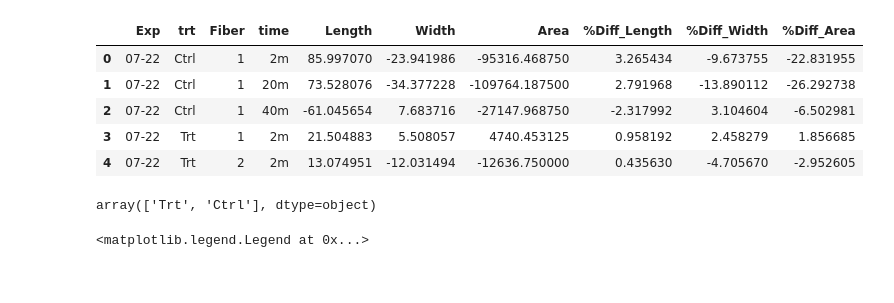
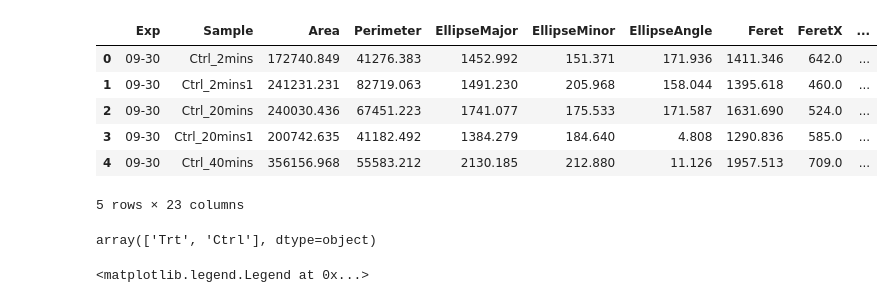
Before and after one commit to bunmiadejimi/Raman_Collagen, a Jupyter notebook: Image_Data_Analysis.ipynb, the cells around one changed output. Drawn from its saved outputs; the diff is of its cells as text; code cells hidden in the pictures.

```diff
--- a/Image_Data_Analysis.ipynb
+++ b/Image_Data_Analysis.ipynb
@@ -1,21 +1,22 @@
 # %%
 import numpy as np
 import pandas as pd
 import matplotlib.pyplot as plt
 from scipy.stats import f_oneway, norm, shapiro
 from statsmodels.stats.multicomp import pairwise_tukeyhsd
 
 import seaborn as sns
 
-df = pd.read_excel('R:\\Bunmi\\SHG_LIF_Files\\MaxProjFiberAnalysis.xlsx', sheet_name='Sheet2')
+df = pd.read_excel('R:\\Bunmi\\SHG_LIF_Files\\MaxProjFiberAnalysis1.xlsx', sheet_name='Fiji-diff')
 df.head()
 # %% [output]
-|  | Exp | trt | Fiber | time | Length | Width | Area | %Diff_Length | %Diff_Width | %Diff_Area |
-| 0 | 07-22 | Ctrl | 1 | 2m | 85.997070 | -23.941986 | -95316.468750 | 3.265434 | -9.673755 | -22.831955 |
-| 1 | 07-22 | Ctrl | 1 | 20m | 73.528076 | -34.377228 | -109764.187500 | 2.791968 | -13.890112 | -26.292738 |
-| 2 | 07-22 | Ctrl | 1 | 40m | -61.045654 | 7.683716 | -27147.968750 | -2.317992 | 3.104604 | -6.502981 |
-| 3 | 07-22 | Trt | 1 | 2m | 21.504883 | 5.508057 | 4740.453125 | 0.958192 | 2.458279 | 1.856685 |
-| 4 | 07-22 | Trt | 2 | 2m | 13.074951 | -12.031494 | -12636.750000 | 0.435630 | -4.705670 | -2.952605 |
+|  | Exp | Sample | Area | Perimeter | EllipseMajor | EllipseMinor | EllipseAngle | Feret | FeretX | ... |
+| 0 | 09-30 | Ctrl_2mins | 172740.849 | 41276.383 | 1452.992 | 151.371 | 171.936 | 1411.346 | 642.0 | ... |
+| 1 | 09-30 | Ctrl_2mins1 | 241231.231 | 82719.063 | 1491.230 | 205.968 | 158.044 | 1395.618 | 460.0 | ... |
+| 2 | 09-30 | Ctrl_20mins | 240030.436 | 67451.223 | 1741.077 | 175.533 | 171.587 | 1631.690 | 524.0 | ... |
+| 3 | 09-30 | Ctrl_20mins1 | 200742.635 | 41182.492 | 1384.279 | 184.640 | 4.808 | 1290.836 | 585.0 | ... |
+| 4 | 09-30 | Ctrl_40mins | 356156.968 | 55583.212 | 2130.185 | 212.880 | 11.126 | 1957.513 | 709.0 | ... |
+5 rows × 23 columns
 # %%
 df[(df['Exp'] == '10-02')]['trt'].unique()
 # %% [output]
```
Also changed, not shown: parts of 4 cells of this notebook.
